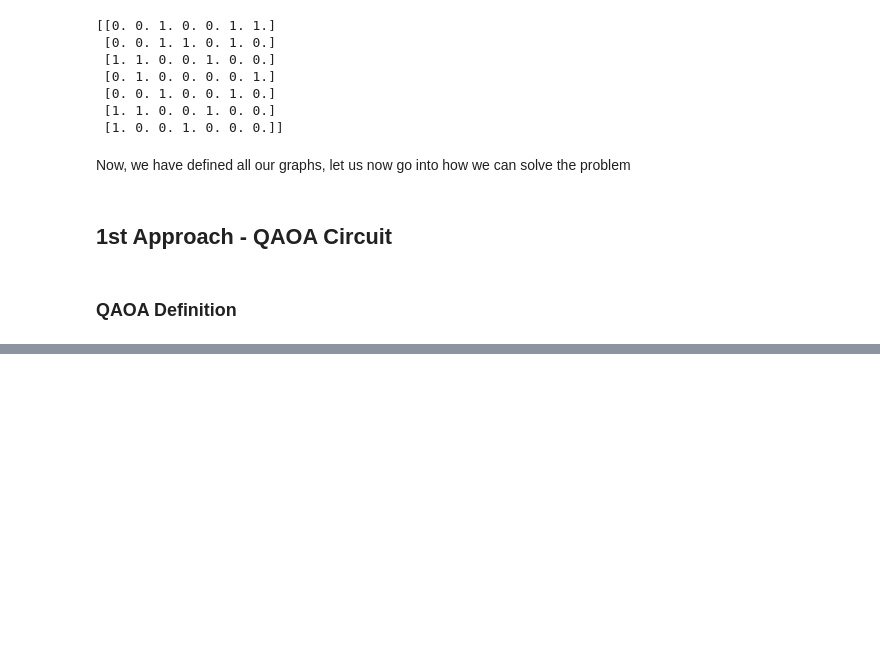
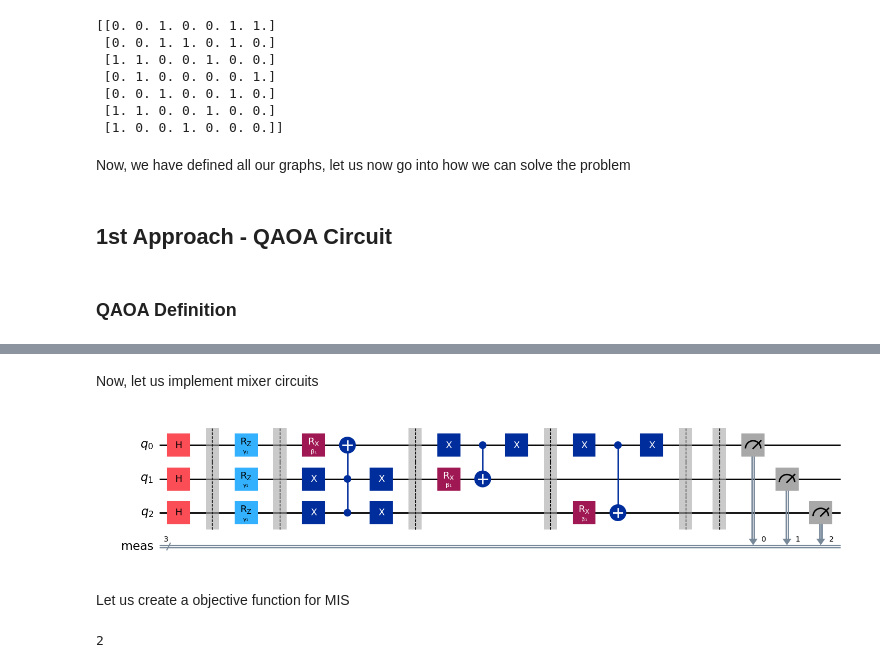
Before and after one commit to Matrixmang0/MIS-QAOA, a Jupyter notebook: Untitled.ipynb, the cells around one changed output, grey strips where cells are left out. Drawn from its saved outputs; the diff is of its cells as text; code cells hidden in the pictures; blank space fills up the shorter version.

```diff
--- a/Untitled.ipynb
+++ b/Untitled.ipynb
@@ -179,0 +219,45 @@ Now, we have defined all our graphs, let us now go into how we can solve the pro
+# %% [markdown]
+Now, let us implement mixer circuits
+# %%
+from qiskit.circuit import QuantumCircuit
+from qiskit.circuit import Parameter
+
+qc = QuantumCircuit(num_nodes1)
+for i in range(num_nodes1):
+    qc.h(i)
+
+qc.barrier()
+
+gamma_1 = Parameter('γ₁')
+beta_1 = Parameter('β₁')
+
+for i in range(num_nodes1):
+    qc.rz(gamma_1, i)
+
+qc.barrier()
+
+for node in range(num_nodes1):
+    visited_dest = []
+    for edge in edgesG1:
+        if edge[0]==node and edge[1] not in visited_dest:
+            qc.x(edge[1])
+            visited_dest.append(edge[1])
+        elif edge[1]==node and edge[0] not in visited_dest:
+            qc.x(edge[0])
+            visited_dest.append(edge[0])
+    if len(visited_dest) != 0:
+        qc.rx(beta_1, node)
+        qc.mcx(visited_dest, node)
+        for qubit in visited_dest:
+            qc.x(qubit)
+        qc.barrier()
+
+    visited_dest = []
+
+qc.measure_all()
+
+qc.draw('mpl')
+# %% [output]
+[figure, added]
+# %% [markdown]
+Let us create a objective function for MIS
@@ -179,0 +271,4 @@ Now, we have defined all our graphs, let us now go into how we can solve the pro
+# %%
+MIS_Objective('001001')
+# %% [output]
+2
```
Also changed, not shown: parts of 11 cells of this notebook, 1 other file.
